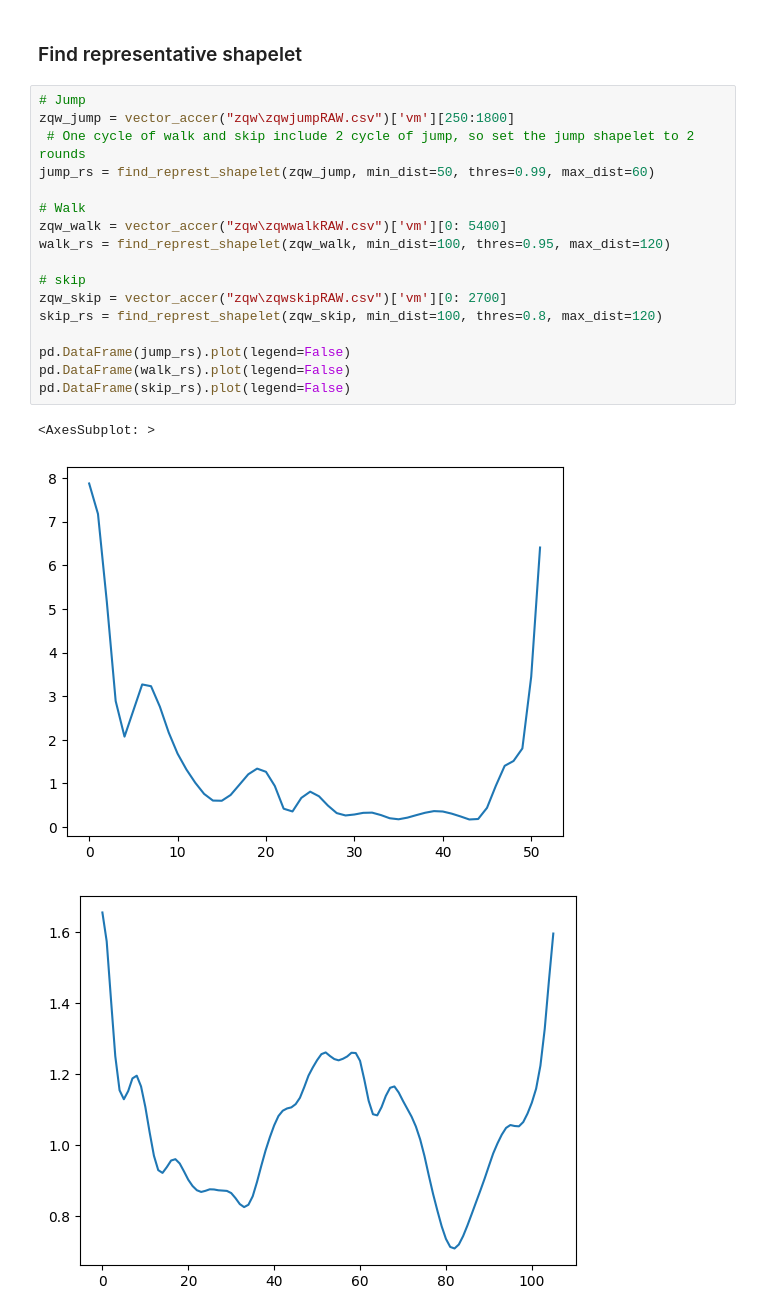
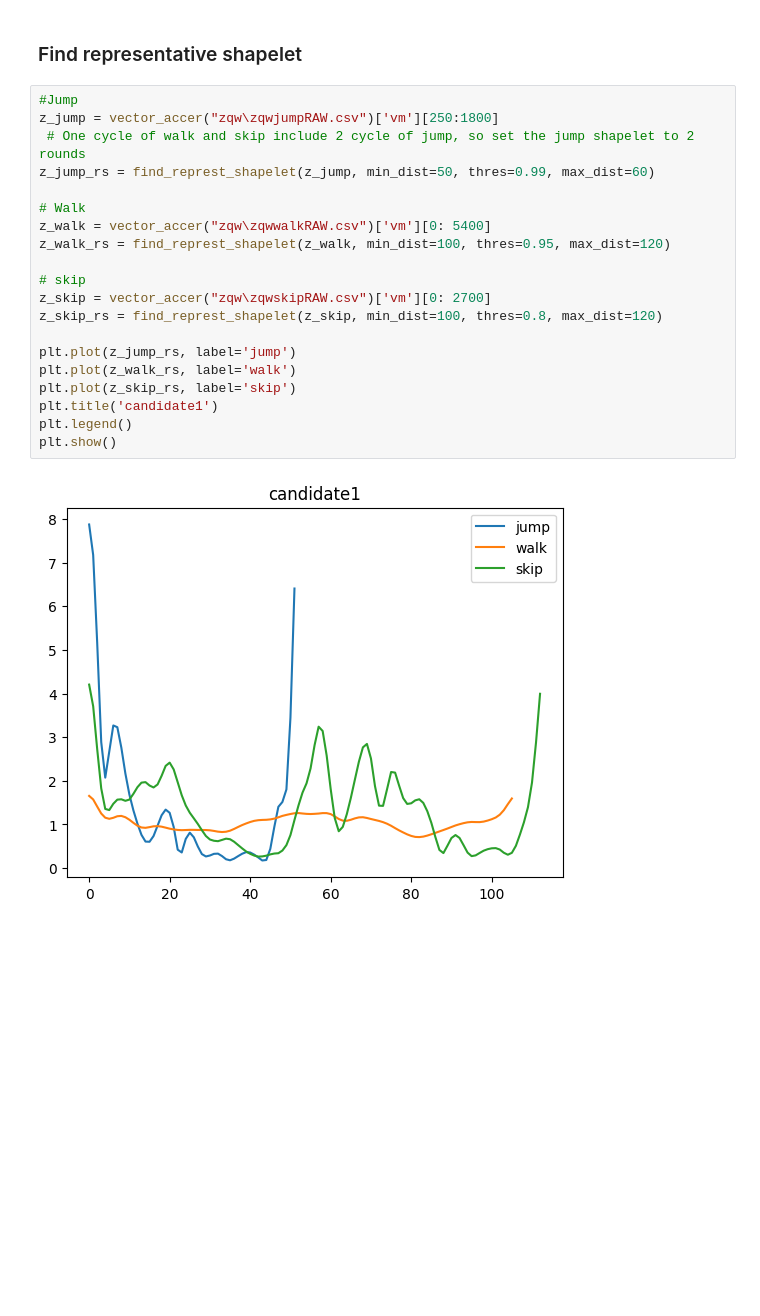
Before and after one commit to QingwenZeng123/Combine-shapelets, a Jupyter notebook: Barycenter_DTW.ipynb, the cells around one changed output. Cells and saved outputs as stored; diff of their text form; blank space fills up the shorter version.

```diff
--- a/Barycenter_DTW.ipynb
+++ b/Barycenter_DTW.ipynb
@@ -13,23 +13,24 @@ from ExtractShapelets import vector_accer, find_represt_shapelet
 # %% [markdown]
 ### Find representative shapelet
 # %%
-# Jump
-zqw_jump = vector_accer("zqw\zqwjumpRAW.csv")['vm'][250:1800]
+#Jump
+z_jump = vector_accer("zqw\zqwjumpRAW.csv")['vm'][250:1800]
  # One cycle of walk and skip include 2 cycle of jump, so set the jump shapelet to 2 rounds
-jump_rs = find_represt_shapelet(zqw_jump, min_dist=50, thres=0.99, max_dist=60)
+z_jump_rs = find_represt_shapelet(z_jump, min_dist=50, thres=0.99, max_dist=60)
 
 # Walk
-zqw_walk = vector_accer("zqw\zqwwalkRAW.csv")['vm'][0: 5400]
-walk_rs = find_represt_shapelet(zqw_walk, min_dist=100, thres=0.95, max_dist=120)
+z_walk = vector_accer("zqw\zqwwalkRAW.csv")['vm'][0: 5400]
+z_walk_rs = find_represt_shapelet(z_walk, min_dist=100, thres=0.95, max_dist=120)
 
 # skip
-zqw_skip = vector_accer("zqw\zqwskipRAW.csv")['vm'][0: 2700]
-skip_rs = find_represt_shapelet(zqw_skip, min_dist=100, thres=0.8, max_dist=120)
+z_skip = vector_accer("zqw\zqwskipRAW.csv")['vm'][0: 2700]
+z_skip_rs = find_represt_shapelet(z_skip, min_dist=100, thres=0.8, max_dist=120)
 
-pd.DataFrame(jump_rs).plot(legend=False)
-pd.DataFrame(walk_rs).plot(legend=False)
-pd.DataFrame(skip_rs).plot(legend=False)
+plt.plot(z_jump_rs, label='jump')
+plt.plot(z_walk_rs, label='walk')
+plt.plot(z_skip_rs, label='skip')
+plt.title('candidate1')
+plt.legend()
+plt.show()
 # %% [output]
-<AxesSubplot: >
-[figure, old version]
+[figure, new version]
-[figure, removed]
```
Also changed, not shown: parts of 14 cells of this notebook, 5 other files.
